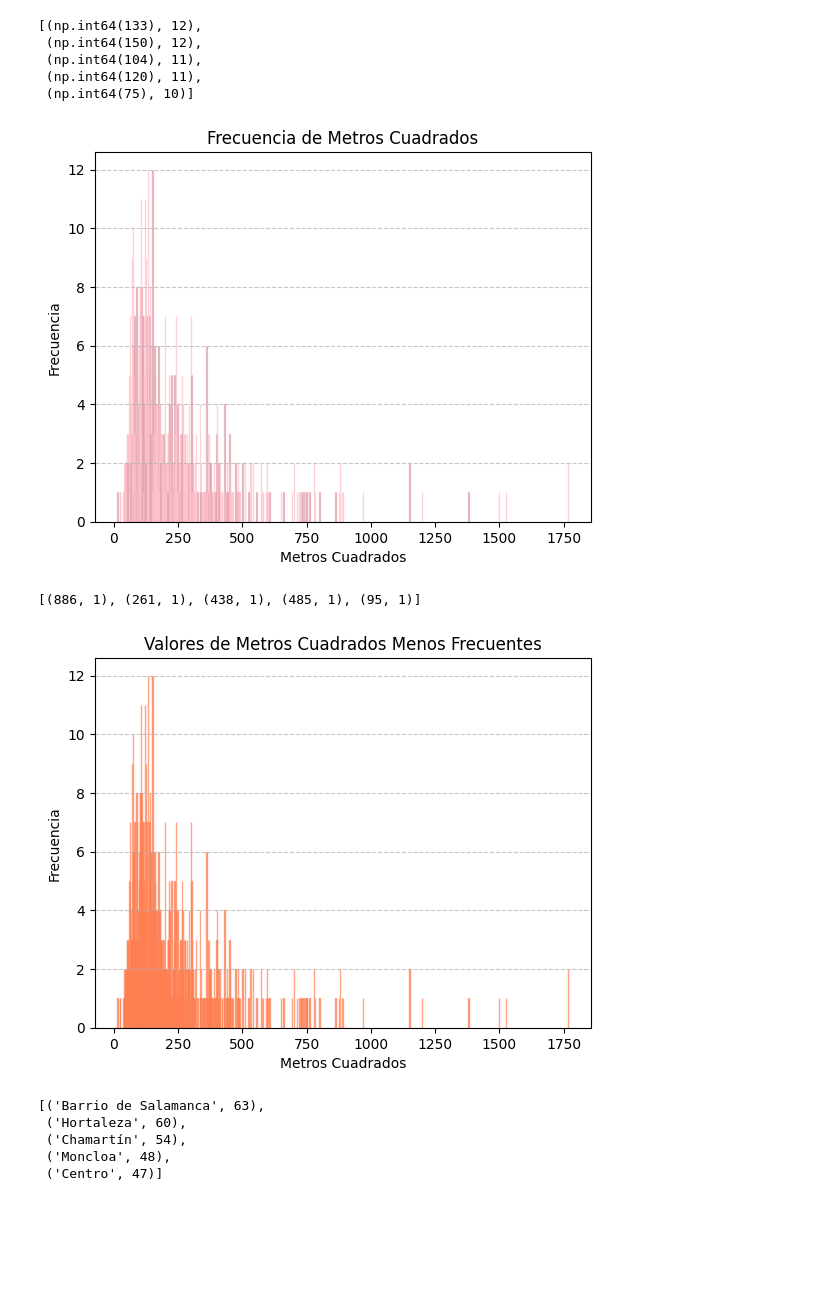
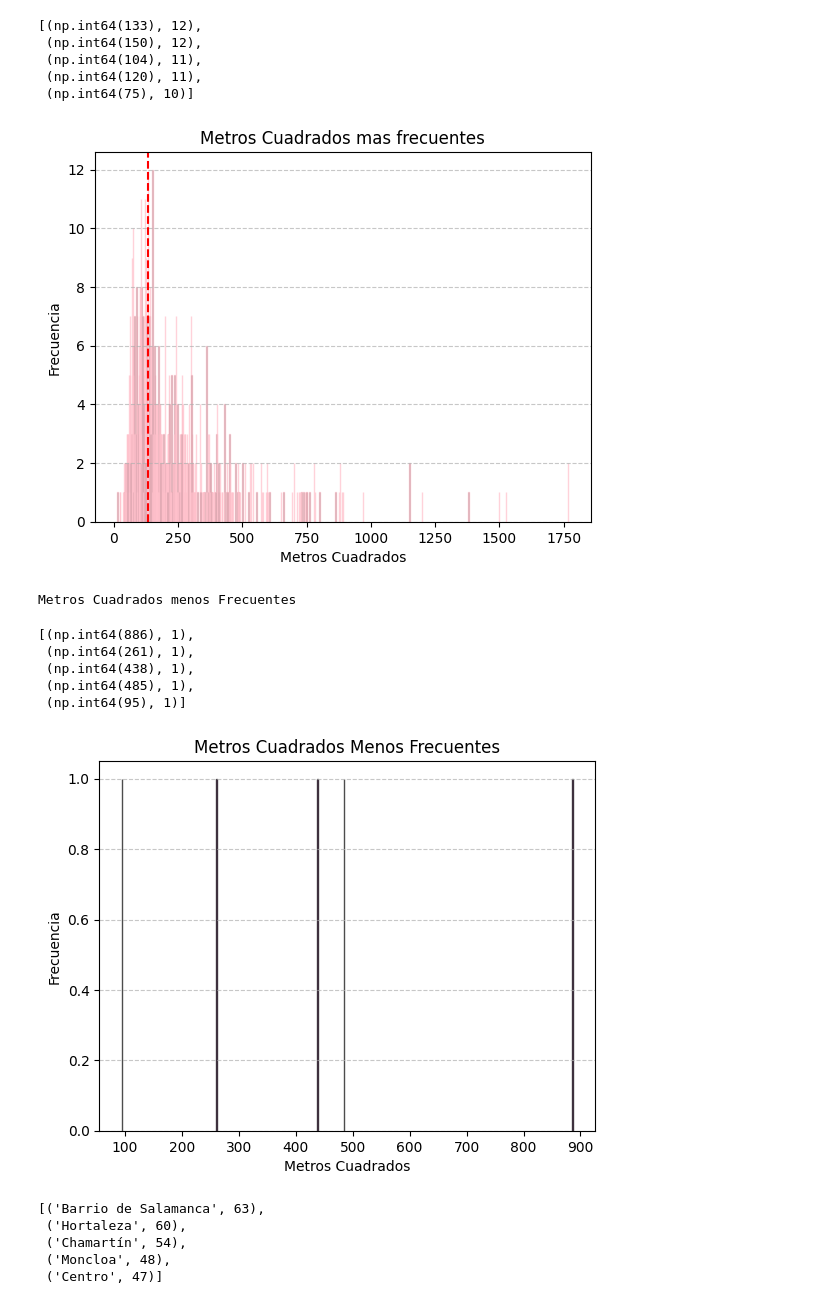
Before and after one commit to mplazap/Bootcamp_ejercicios, a Jupyter notebook: Tema 2 - Matematicas y Estadistica/Ejercicio evaluable (19-12-2024)/M2 - Marino Plaza.ipynb, the cells around one changed output. Cells and saved outputs as stored; diff of their text form; code cells hidden in the pictures; blank space fills up the shorter version.

```diff
--- a/Tema 2 - Matematicas y Estadistica/Ejercicio evaluable (19-12-2024)/M2 - Marino Plaza.ipynb
+++ b/Tema 2 - Matematicas y Estadistica/Ejercicio evaluable (19-12-2024)/M2 - Marino Plaza.ipynb
@@ -721,38 +727,43 @@ meters_values = list(cont_meters.values())
 
 plt.bar(meters_keys, meters_values, color="black", edgecolor="pink", alpha=0.7)
 
-plt.title("Frecuencia de Metros Cuadrados")
+moda = max(cont_meters.items(), key=lambda x: x[1])[0]
+plt.axvline(moda, color="red", linestyle="--", label=f"Moda: {moda}")
+
+plt.title("Metros Cuadrados mas frecuentes")
 plt.xlabel("Metros Cuadrados")
 plt.ylabel("Frecuencia")
 plt.grid(axis="y", linestyle="--", alpha=0.7)
 
 plt.show()
 # %% [output]
-[figure, old version]
+[figure, new version]
 # %%
 # Nº de metros menos frecuentes
 cont_meters_min = sorted(cont_meters.items(), key = lambda item: item[1])
+print("Metros Cuadrados menos Frecuentes")
 cont_meters_min [:5]
 # %% [output]
-[(886, 1), (261, 1), (438, 1), (485, 1), (95, 1)]
+Metros Cuadrados menos Frecuentes
+[(np.int64(886), 1),
+ (np.int64(261), 1),
+ (np.int64(438), 1),
+ (np.int64(485), 1),
+ (np.int64(95), 1)]
 # %%
-cont_meters_min = sorted(cont_meters.items(), key = lambda item: item[1])
-meters_min_keys = [item[0] for item in cont_meters_min]
-meters_min_values = [item[1] for item in cont_meters_min]
+cont_meters_min = sorted(cont_meters.items(), key=lambda item: item[1])
 
-# Crear el gráfico de barras para los valores de metros cuadrados menos frecuentes
-plt.bar(meters_min_keys, meters_min_values, color="lightcoral", edgecolor="coral", alpha=0.7)
+meters_min_keys = [item[0] for item in cont_meters_min[:5]]
+meters_min_values = [item[1] for item in cont_meters_min[:5]]
 
-# Etiquetas y título
-plt.title("Valores de Metros Cuadrados Menos Frecuentes")
+plt.bar(meters_min_keys, meters_min_values, color="purple", edgecolor="black", alpha=0.7)
+
+plt.title("Metros Cuadrados Menos Frecuentes")
 plt.xlabel("Metros Cuadrados")
 plt.ylabel("Frecuencia")
 plt.grid(axis="y", linestyle="--", alpha=0.7)
-
-# Mostrar el gráfico
-plt.show()
 # %% [output]
-[figure, old version]
+[figure, new version]
 # %%
 cont_address = Counter(address)
 cont_address.items()
```
Also changed, not shown: parts of 2 cells of this notebook.
